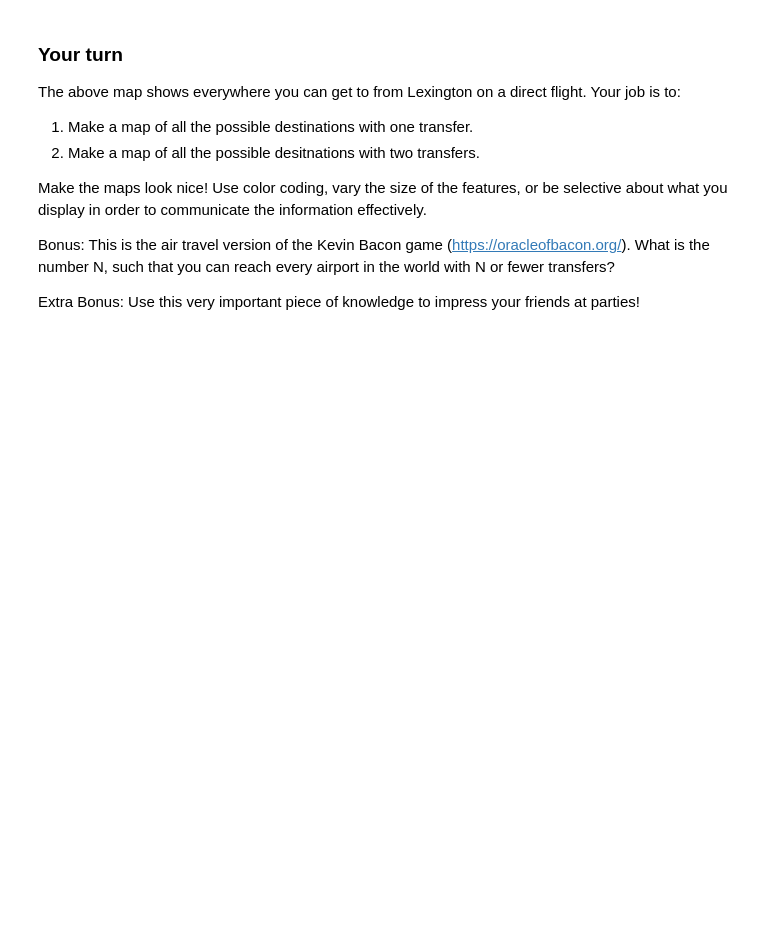
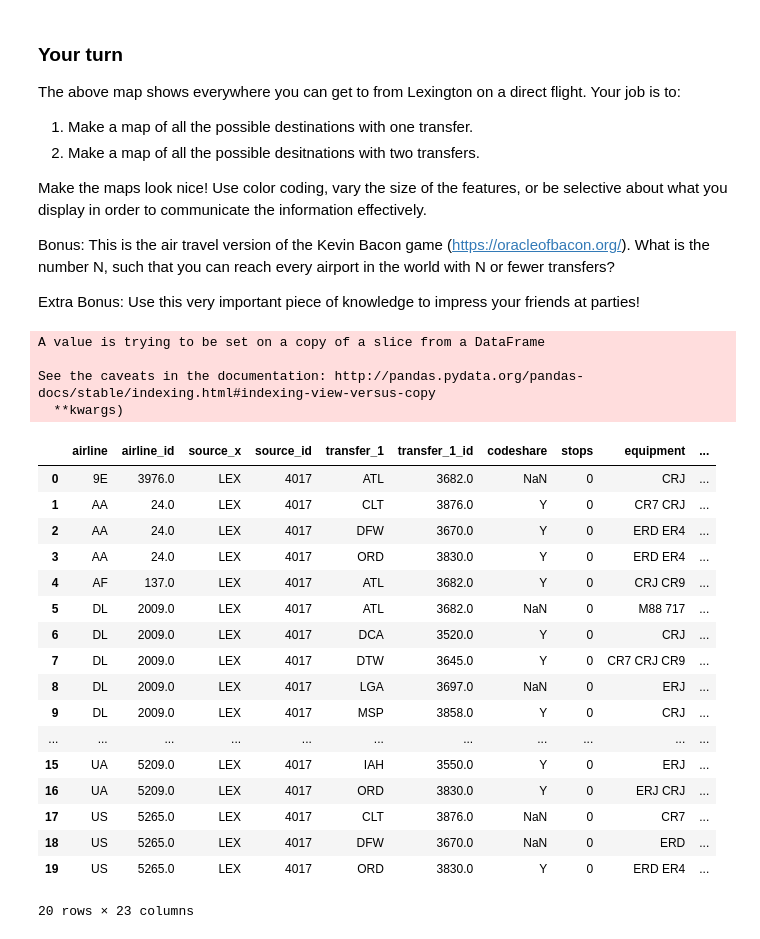
Before and after one commit to jawadmhoque/ce599, a Jupyter notebook: 09-Mapping/interactive-mapping.ipynb, the cells around one changed output. Drawn from its saved outputs; the diff is of its cells as text; code cells hidden in the pictures; blank space fills up the shorter version.

```diff
--- a/09-Mapping/interactive-mapping.ipynb
+++ b/09-Mapping/interactive-mapping.ipynb
@@ -446,0 +546,39 @@ Extra Bonus: Use this very important piece of knowledge to impress your friends
+# %%
+#create another dataframe. with origin being LEX. first destination. get these from routes file.
+#apparently Routes are directional: if an airline operates services from A to B and from B to A,
+#both A-B and B-A are listed separately
+#make a new dataframe with source being the destination of the previous dataframe. second destination from routes file.
+#the second dataframe should be the one dataframe required.
+#do the clean up work
+lex_origin=routes[(routes['source']=="LEX")]
+#lex_origin
+#lex_origin now has the routes starting from LEX. Now, rename dest as transfer_1
+lex_origin.rename(columns={'dest':'transfer_1'},inplace=True)
+lex_origin.rename(columns={'dest_id':'transfer_1_id'},inplace=True)
+#lex_origin
+#lex_routes = routes[(routes['source']=="LEX")]
+lex_origin = pd.merge(lex_origin, airports, left_on='source_id', right_on='id', how='left')
+lex_origin
+# %% [output]
+A value is trying to be set on a copy of a slice from a DataFrame
+
+See the caveats in the documentation: http://pandas.pydata.org/pandas-docs/stable/indexing.html#indexing-view-versus-copy
+  **kwargs)
+|  | airline | airline_id | source_x | source_id | transfer_1 | transfer_1_id | codeshare | stops | equipment | ... |
+| 0 | 9E | 3976.0 | LEX | 4017 | ATL | 3682.0 | NaN | 0 | CRJ | ... |
+| 1 | AA | 24.0 | LEX | 4017 | CLT | 3876.0 | Y | 0 | CR7 CRJ | ... |
+| 2 | AA | 24.0 | LEX | 4017 | DFW | 3670.0 | Y | 0 | ERD ER4 | ... |
+| 3 | AA | 24.0 | LEX | 4017 | ORD | 3830.0 | Y | 0 | ERD ER4 | ... |
+| 4 | AF | 137.0 | LEX | 4017 | ATL | 3682.0 | Y | 0 | CRJ CR9 | ... |
+| 5 | DL | 2009.0 | LEX | 4017 | ATL | 3682.0 | NaN | 0 | M88 717 | ... |
+| 6 | DL | 2009.0 | LEX | 4017 | DCA | 3520.0 | Y | 0 | CRJ | ... |
+| 7 | DL | 2009.0 | LEX | 4017 | DTW | 3645.0 | Y | 0 | CR7 CRJ CR9 | ... |
+| 8 | DL | 2009.0 | LEX | 4017 | LGA | 3697.0 | NaN | 0 | ERJ | ... |
+| 9 | DL | 2009.0 | LEX | 4017 | MSP | 3858.0 | Y | 0 | CRJ | ... |
+| ... | ... | ... | ... | ... | ... | ... | ... | ... | ... | ... |
+| 15 | UA | 5209.0 | LEX | 4017 | IAH | 3550.0 | Y | 0 | ERJ | ... |
+| 16 | UA | 5209.0 | LEX | 4017 | ORD | 3830.0 | Y | 0 | ERJ CRJ | ... |
+| 17 | US | 5265.0 | LEX | 4017 | CLT | 3876.0 | NaN | 0 | CR7 | ... |
+| 18 | US | 5265.0 | LEX | 4017 | DFW | 3670.0 | NaN | 0 | ERD | ... |
+| 19 | US | 5265.0 | LEX | 4017 | ORD | 3830.0 | Y | 0 | ERD ER4 | ... |
+20 rows × 23 columns
```
Also changed, not shown: parts of 12 cells of this notebook, 2 other files.
